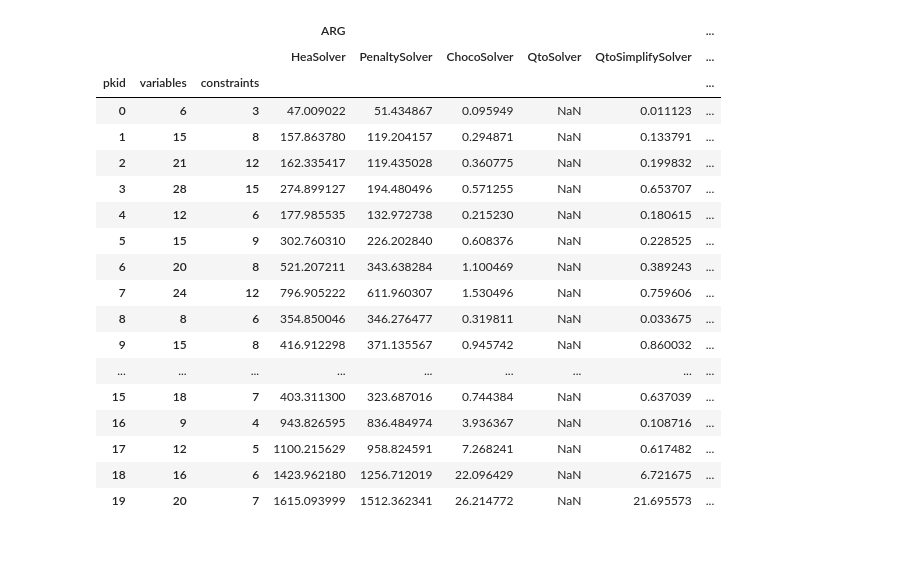
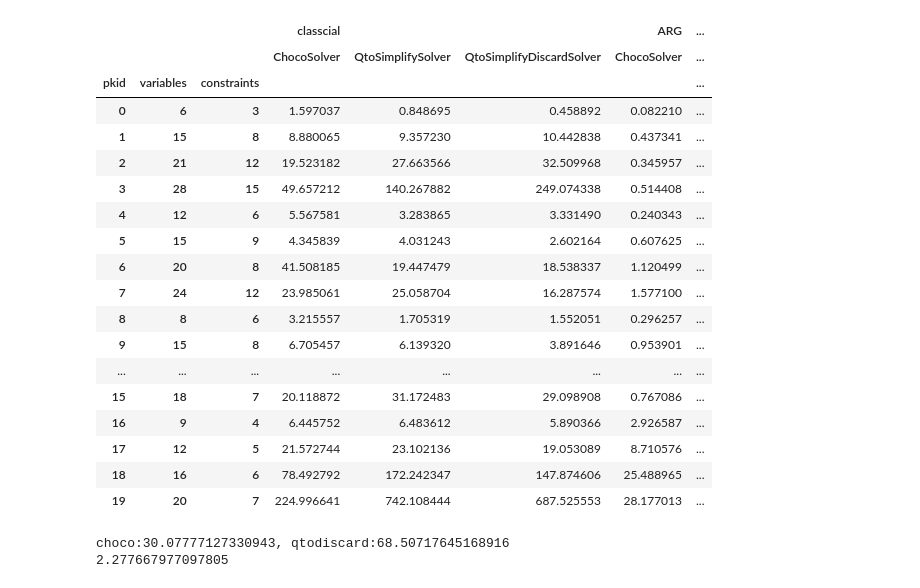
Before and after one commit to jiang7f/QTO, a Jupyter notebook: rebuttal/data/noisy_free/evaluate.ipynb, the cells around one changed output. Drawn from its saved outputs; the diff is of its cells as text; code cells hidden in the pictures; blank space fills up the shorter version.

Commit message:
rebuttal segmented

```diff
--- a/rebuttal/data/noisy_free/evaluate.ipynb
+++ b/rebuttal/data/noisy_free/evaluate.ipynb
@@ -5,53 +5,65 @@ pd.set_option('display.max_columns', None)  # 显示所有列
 # %%
 import pandas as pd
 
 # 读入 CSV 文件
-df = pd.read_csv('evaluate#.csv')
+df = pd.read_csv('evaluate_algorihmic#.csv')
+# df = pd.read_csv('evaluate_seg.csv')
 
 df = df.drop(columns=['pbid'])
 df = df[df['ARG'] <= 100000]
 # df = df[df['classcial'] <= 500]
 # df = df[df['in_constraints_probs'] >= 99]
 grouped_df = df.groupby(['pkid', 'layers', 'variables', 'constraints', 'method'], as_index=False).agg({
+    'iteration_count':'mean',
+    'classcial':'mean',
+    'run_times':'mean',
     "ARG": 'mean',
     'in_constraints_probs': 'mean',
     'best_solution_probs': 'mean',
-    'iteration_count':'mean',
-    'classcial':'mean',
-    'run_times':'mean',
 })
 
 ## 分组并把组作为索引
 pivot_df = grouped_df.pivot(index =['pkid','variables','constraints'], columns='method', values=["ARG", 'best_solution_probs', 'classcial', 'run_times','iteration_count'])
 # pivot_df = grouped_df.pivot(index =['pkid','variables','constraints'], columns='method', values=['best_solution_probs','in_constraints_probs',"ARG",'iteration_count'])
 
-method_order = ['HeaSolver', 'PenaltySolver', 'ChocoSolver', 'QtoSolver ', 'QtoSimplifySolver', 'QtoSimplifyDiscardSolver']
+method_order = ['ChocoSolver', 'QtoSimplifySolver', 'QtoSimplifyDiscardSolver']
+# method_order = ['HeaSolver', 'PenaltySolver', 'ChocoSolver', 'QtoSolver ', 'QtoSimplifySolver', 'QtoSimplifyDiscardSolver', 'QtoSimplifyDiscardSegmentedSolver']
 # method_order = ['ChocoSolver', 'QtoSolver', 'QtoSimplifySolver', 'QtoSimplifyDiscardSolver']
 # method_order = ['ChocoSolver']
 # method_order = ['QtoSimplifyDiscardSegmentedSolver']
-pivot_df = pivot_df.reindex(columns=pd.MultiIndex.from_product([["ARG",'best_solution_probs', 'classcial','run_times','iteration_count'], method_order]))
+pivot_df = pivot_df.reindex(columns=pd.MultiIndex.from_product([['classcial', "ARG",'best_solution_probs','run_times','iteration_count'], method_order]))
 
 pivot_df
 # %% [output]
-|  |  |  | ARG |  |  |  |  | ... |
-|  |  |  | HeaSolver | PenaltySolver | ChocoSolver | QtoSolver | QtoSimplifySolver | ... |
-| pkid | variables | constraints |  |  |  |  |  | ... |
-| 0 | 6 | 3 | 47.009022 | 51.434867 | 0.095949 | NaN | 0.011123 | ... |
-| 1 | 15 | 8 | 157.863780 | 119.204157 | 0.294871 | NaN | 0.133791 | ... |
-| 2 | 21 | 12 | 162.335417 | 119.435028 | 0.360775 | NaN | 0.199832 | ... |
-| 3 | 28 | 15 | 274.899127 | 194.480496 | 0.571255 | NaN | 0.653707 | ... |
-| 4 | 12 | 6 | 177.985535 | 132.972738 | 0.215230 | NaN | 0.180615 | ... |
-| 5 | 15 | 9 | 302.760310 | 226.202840 | 0.608376 | NaN | 0.228525 | ... |
-| 6 | 20 | 8 | 521.207211 | 343.638284 | 1.100469 | NaN | 0.389243 | ... |
-| 7 | 24 | 12 | 796.905222 | 611.960307 | 1.530496 | NaN | 0.759606 | ... |
-| 8 | 8 | 6 | 354.850046 | 346.276477 | 0.319811 | NaN | 0.033675 | ... |
-| 9 | 15 | 8 | 416.912298 | 371.135567 | 0.945742 | NaN | 0.860032 | ... |
-| ... | ... | ... | ... | ... | ... | ... | ... | ... |
-| 15 | 18 | 7 | 403.311300 | 323.687016 | 0.744384 | NaN | 0.637039 | ... |
-| 16 | 9 | 4 | 943.826595 | 836.484974 | 3.936367 | NaN | 0.108716 | ... |
-| 17 | 12 | 5 | 1100.215629 | 958.824591 | 7.268241 | NaN | 0.617482 | ... |
-| 18 | 16 | 6 | 1423.962180 | 1256.712019 | 22.096429 | NaN | 6.721675 | ... |
-| 19 | 20 | 7 | 1615.093999 | 1512.362341 | 26.214772 | NaN | 21.695573 | ... |
+|  |  |  | classcial |  |  | ARG | ... |
+|  |  |  | ChocoSolver | QtoSimplifySolver | QtoSimplifyDiscardSolver | ChocoSolver | ... |
+| pkid | variables | constraints |  |  |  |  | ... |
+| 0 | 6 | 3 | 1.597037 | 0.848695 | 0.458892 | 0.082210 | ... |
+| 1 | 15 | 8 | 8.880065 | 9.357230 | 10.442838 | 0.437341 | ... |
+| 2 | 21 | 12 | 19.523182 | 27.663566 | 32.509968 | 0.345957 | ... |
+| 3 | 28 | 15 | 49.657212 | 140.267882 | 249.074338 | 0.514408 | ... |
+| 4 | 12 | 6 | 5.567581 | 3.283865 | 3.331490 | 0.240343 | ... |
+| 5 | 15 | 9 | 4.345839 | 4.031243 | 2.602164 | 0.607625 | ... |
+| 6 | 20 | 8 | 41.508185 | 19.447479 | 18.538337 | 1.120499 | ... |
+| 7 | 24 | 12 | 23.985061 | 25.058704 | 16.287574 | 1.577100 | ... |
+| 8 | 8 | 6 | 3.215557 | 1.705319 | 1.552051 | 0.296257 | ... |
+| 9 | 15 | 8 | 6.705457 | 6.139320 | 3.891646 | 0.953901 | ... |
+| ... | ... | ... | ... | ... | ... | ... | ... |
+| 15 | 18 | 7 | 20.118872 | 31.172483 | 29.098908 | 0.767086 | ... |
+| 16 | 9 | 4 | 6.445752 | 6.483612 | 5.890366 | 2.926587 | ... |
+| 17 | 12 | 5 | 21.572744 | 23.102136 | 19.053089 | 8.710576 | ... |
+| 18 | 16 | 6 | 78.492792 | 172.242347 | 147.874606 | 25.488965 | ... |
+| 19 | 20 | 7 | 224.996641 | 742.108444 | 687.525553 | 28.177013 | ... |
+# %%
+a = pivot_df[('classcial', 'ChocoSolver')].sum()
+b = pivot_df[('classcial', 'QtoSimplifyDiscardSolver')].sum()
+c = pivot_df[('classcial', 'ChocoSolver')].mean()
+d = pivot_df[('classcial', 'QtoSimplifyDiscardSolver')].mean()
+print(f'choco:{c}, qtodiscard:{d}')
+print(d/c)
+# %% [output]
+choco:30.07777127330943, qtodiscard:68.50717645168916
+2.277667977097805
 # %%
 # # 假设“variables”和“constraints”列作为多重索引列的一部分
 # # 使用 .loc 选择多重索引列中含“variables”和“constraints”相关的列
```
Also changed, not shown: parts of 4 cells of this notebook, 28 other files.
